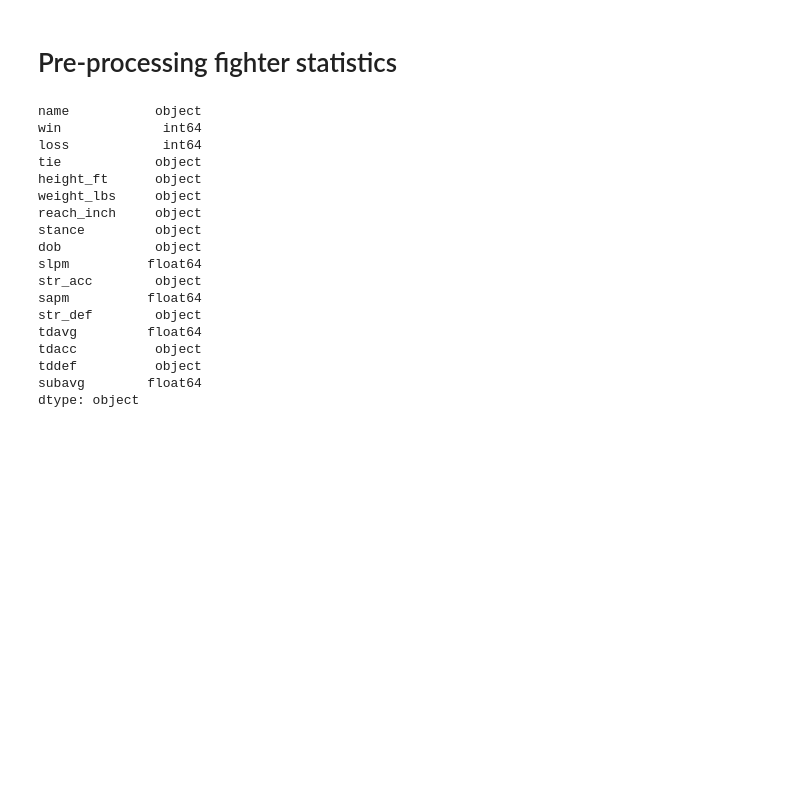
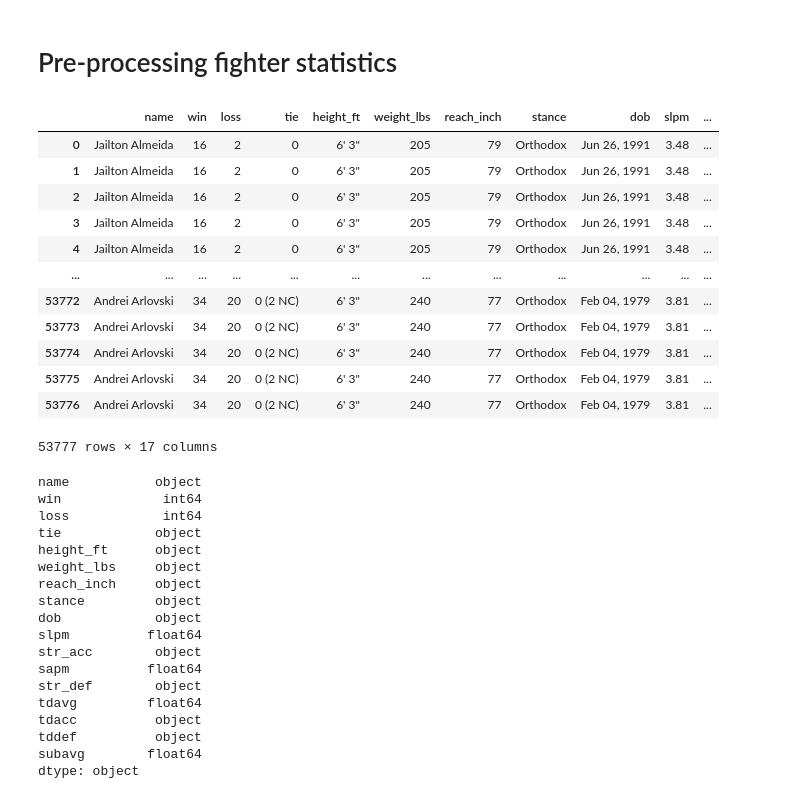
Before and after one commit to LazarAdamovic/UFC-fight-predictor, a Jupyter notebook: preprocessing_fighters.ipynb, the cells around one changed output. Cells and saved outputs as stored; diff of their text form; code cells hidden in the pictures; blank space fills up the shorter version.

```diff
--- a/preprocessing_fighters.ipynb
+++ b/preprocessing_fighters.ipynb
@@ -15,6 +15,22 @@ import re
 # load csv file
 
 df = pd.read_csv('fighter_scraper/fighterstemp.csv')
+# %%
+df
+# %% [output]
+|  | name | win | loss | tie | height_ft | weight_lbs | reach_inch | stance | dob | slpm | ... |
+| 0 | Jailton Almeida | 16 | 2 | 0 | 6' 3" | 205 | 79 | Orthodox | Jun 26, 1991 | 3.48 | ... |
+| 1 | Jailton Almeida | 16 | 2 | 0 | 6' 3" | 205 | 79 | Orthodox | Jun 26, 1991 | 3.48 | ... |
+| 2 | Jailton Almeida | 16 | 2 | 0 | 6' 3" | 205 | 79 | Orthodox | Jun 26, 1991 | 3.48 | ... |
+| 3 | Jailton Almeida | 16 | 2 | 0 | 6' 3" | 205 | 79 | Orthodox | Jun 26, 1991 | 3.48 | ... |
+| 4 | Jailton Almeida | 16 | 2 | 0 | 6' 3" | 205 | 79 | Orthodox | Jun 26, 1991 | 3.48 | ... |
+| ... | ... | ... | ... | ... | ... | ... | ... | ... | ... | ... | ... |
+| 53772 | Andrei Arlovski | 34 | 20 | 0 (2 NC) | 6' 3" | 240 | 77 | Orthodox | Feb 04, 1979 | 3.81 | ... |
+| 53773 | Andrei Arlovski | 34 | 20 | 0 (2 NC) | 6' 3" | 240 | 77 | Orthodox | Feb 04, 1979 | 3.81 | ... |
+| 53774 | Andrei Arlovski | 34 | 20 | 0 (2 NC) | 6' 3" | 240 | 77 | Orthodox | Feb 04, 1979 | 3.81 | ... |
+| 53775 | Andrei Arlovski | 34 | 20 | 0 (2 NC) | 6' 3" | 240 | 77 | Orthodox | Feb 04, 1979 | 3.81 | ... |
+| 53776 | Andrei Arlovski | 34 | 20 | 0 (2 NC) | 6' 3" | 240 | 77 | Orthodox | Feb 04, 1979 | 3.81 | ... |
+53777 rows × 17 columns
 # %%
 df=df.drop_duplicates()
 # %%
```
Also changed, not shown: 2 other files.
